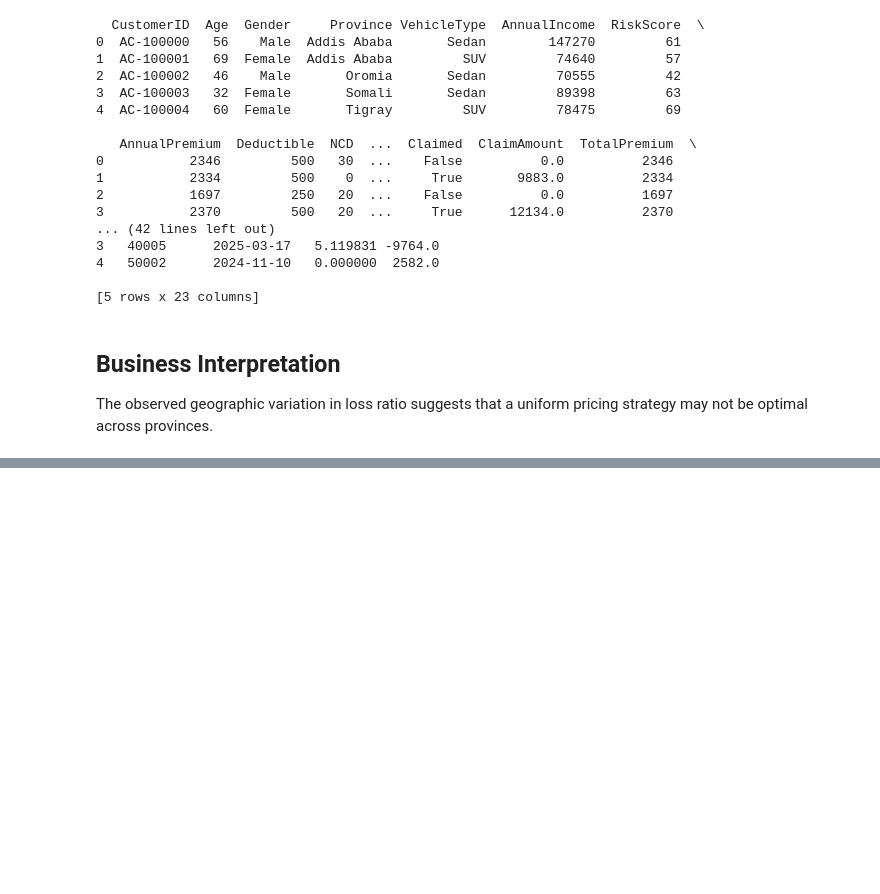
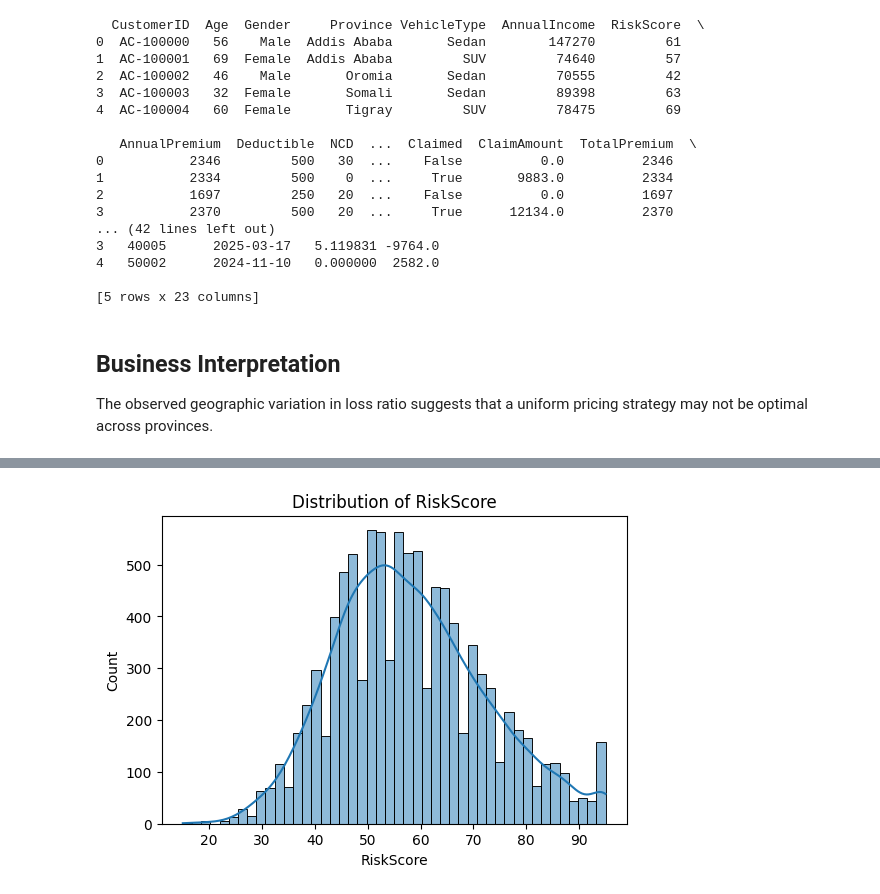
Before and after one commit to hawaebrahimhamid-png/insurance-risk-analytics, a Jupyter notebook: notebooks/01_eda.ipynb, the cells around one changed output, grey strips where cells are left out. Drawn from its saved outputs; the diff is of its cells as text; code cells hidden in the pictures; blank space fills up the shorter version.

```diff
--- a/notebooks/01_eda.ipynb
+++ b/notebooks/01_eda.ipynb
@@ -519,0 +551,4 @@ The observed geographic variation in loss ratio suggests that a uniform pricing
+# %%
+plot_histogram(df, "RiskScore")
+# %% [output]
+[figure, added]
```
Also changed, not shown: parts of 10 cells of this notebook, 1 other file.
